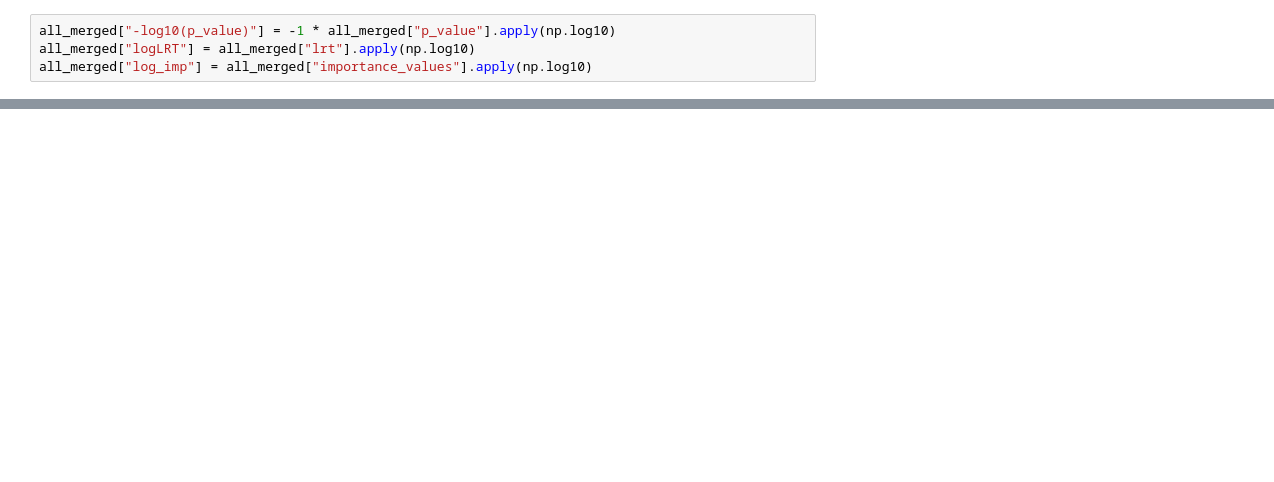
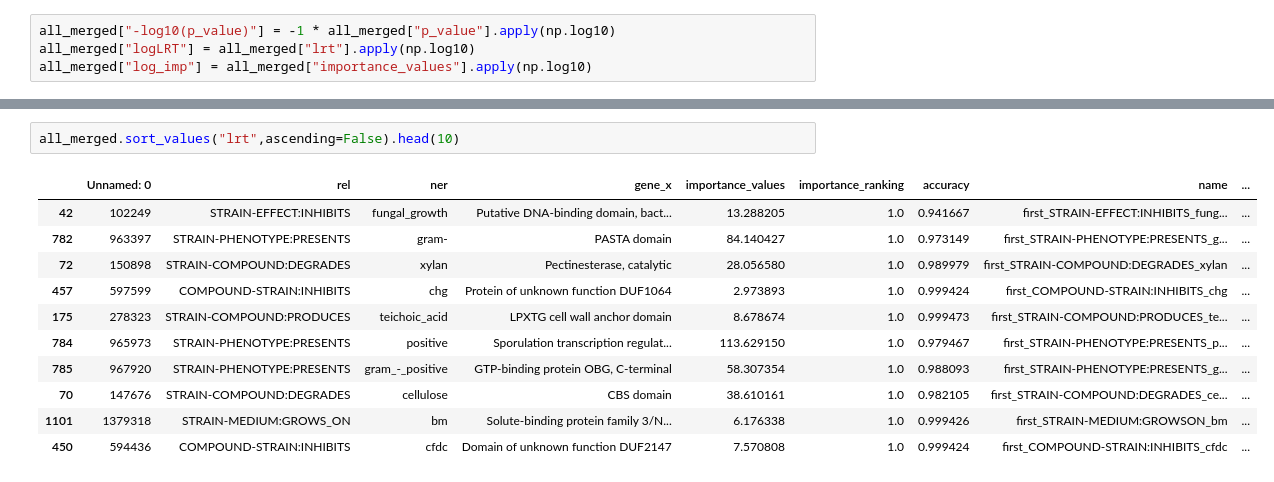
Before and after one commit to danielzmbp/NLP4Pheno, a Jupyter notebook: notebooks/analyze_evolution.ipynb, the cells around one changed output, grey strips where cells are left out. Drawn from its saved outputs; the diff is of its cells as text; blank space fills up the shorter version.

```diff
--- a/notebooks/analyze_evolution.ipynb
+++ b/notebooks/analyze_evolution.ipynb
@@ -210,0 +158,14 @@ Text(0.5, 1.0, 'Linear Regression')
+# %%
+all_merged.sort_values("lrt",ascending=False).head(10)
+# %% [output]
+|  | Unnamed: 0 | rel | ner | gene_x | importance_values | importance_ranking | accuracy | name | ... |
+| 42 | 102249 | STRAIN-EFFECT:INHIBITS | fungal_growth | Putative DNA-binding domain, bact... | 13.288205 | 1.0 | 0.941667 | first_STRAIN-EFFECT:INHIBITS_fung... | ... |
+| 782 | 963397 | STRAIN-PHENOTYPE:PRESENTS | gram- | PASTA domain | 84.140427 | 1.0 | 0.973149 | first_STRAIN-PHENOTYPE:PRESENTS_g... | ... |
+| 72 | 150898 | STRAIN-COMPOUND:DEGRADES | xylan | Pectinesterase, catalytic | 28.056580 | 1.0 | 0.989979 | first_STRAIN-COMPOUND:DEGRADES_xylan | ... |
+| 457 | 597599 | COMPOUND-STRAIN:INHIBITS | chg | Protein of unknown function DUF1064 | 2.973893 | 1.0 | 0.999424 | first_COMPOUND-STRAIN:INHIBITS_chg | ... |
+| 175 | 278323 | STRAIN-COMPOUND:PRODUCES | teichoic_acid | LPXTG cell wall anchor domain | 8.678674 | 1.0 | 0.999473 | first_STRAIN-COMPOUND:PRODUCES_te... | ... |
+| 784 | 965973 | STRAIN-PHENOTYPE:PRESENTS | positive | Sporulation transcription regulat... | 113.629150 | 1.0 | 0.979467 | first_STRAIN-PHENOTYPE:PRESENTS_p... | ... |
+| 785 | 967920 | STRAIN-PHENOTYPE:PRESENTS | gram_-_positive | GTP-binding protein OBG, C-terminal | 58.307354 | 1.0 | 0.988093 | first_STRAIN-PHENOTYPE:PRESENTS_g... | ... |
+| 70 | 147676 | STRAIN-COMPOUND:DEGRADES | cellulose | CBS domain | 38.610161 | 1.0 | 0.982105 | first_STRAIN-COMPOUND:DEGRADES_ce... | ... |
+| 1101 | 1379318 | STRAIN-MEDIUM:GROWS_ON | bm | Solute-binding protein family 3/N... | 6.176338 | 1.0 | 0.999426 | first_STRAIN-MEDIUM:GROWSON_bm | ... |
+| 450 | 594436 | COMPOUND-STRAIN:INHIBITS | cfdc | Domain of unknown function DUF2147 | 7.570808 | 1.0 | 0.999424 | first_COMPOUND-STRAIN:INHIBITS_cfdc | ... |
```
Also changed, not shown: parts of 20 cells of this notebook, 1 other file.
